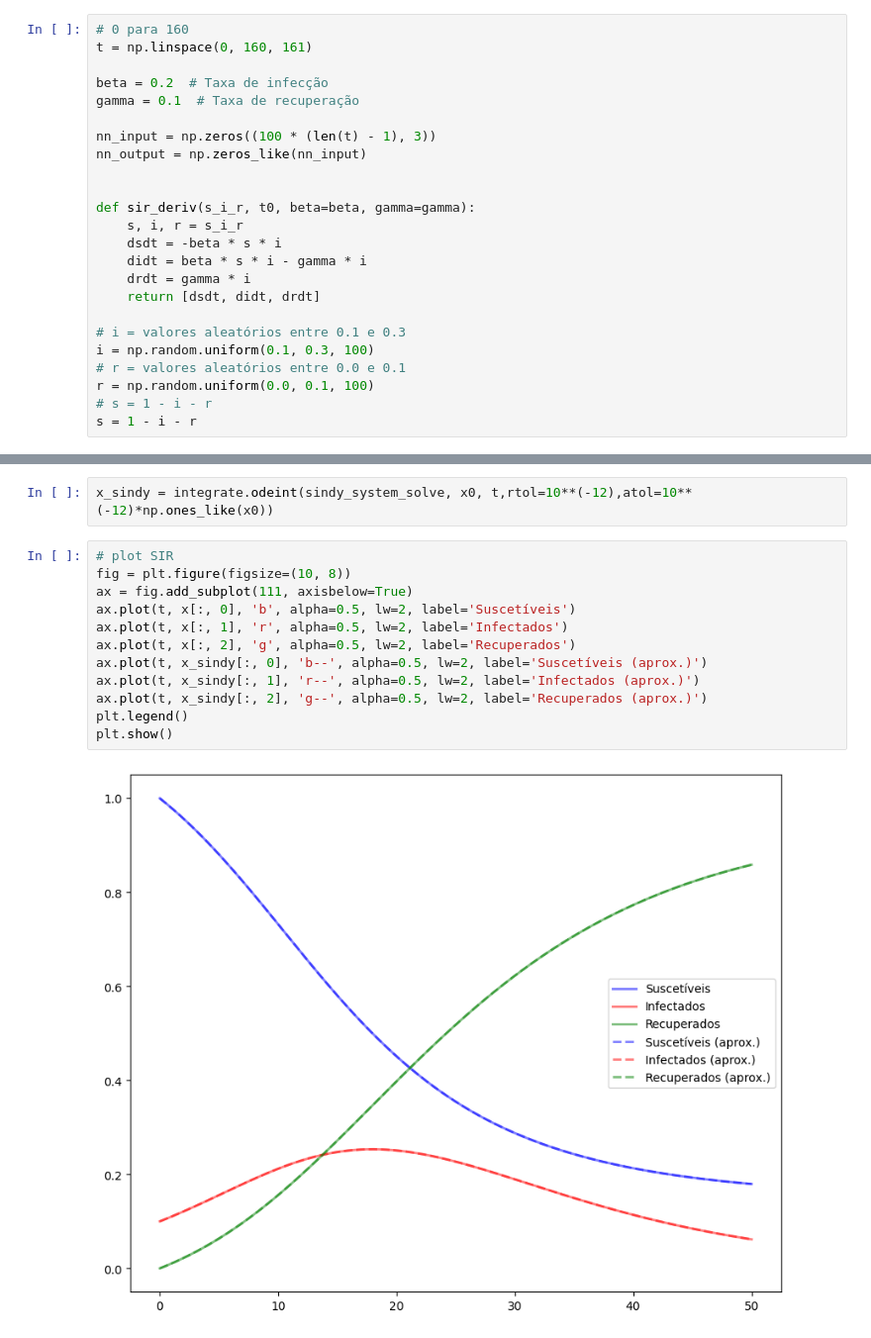
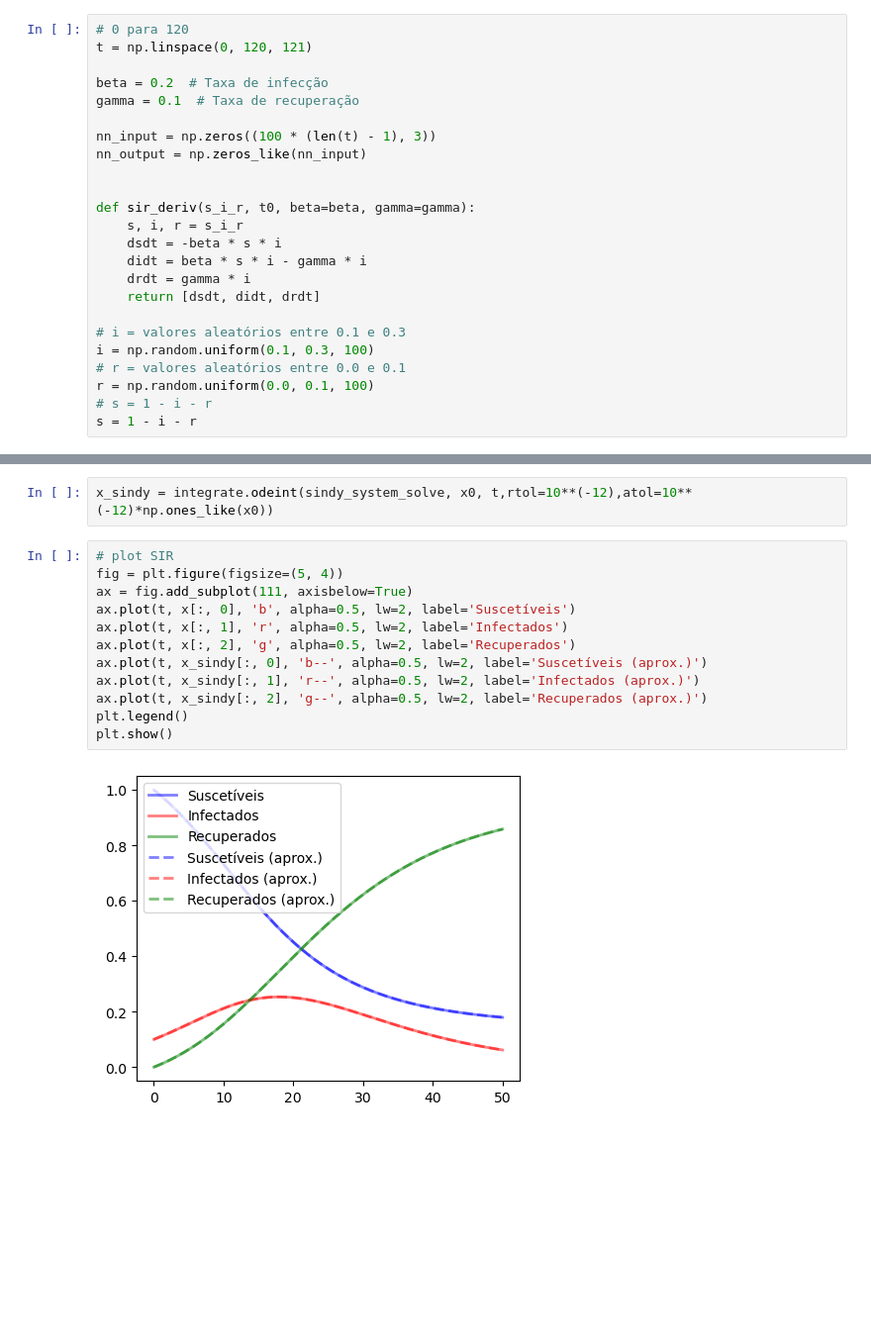
Before and after one commit to Salies/data-driven-des, a Jupyter notebook: sir.ipynb, the cells around one changed output, grey strips where cells are left out. Shown at 99% size. Cells and saved outputs as stored; diff of their text form; blank space fills up the shorter version.

```diff
--- a/sir.ipynb
+++ b/sir.ipynb
@@ -20,8 +21,8 @@ obs.: variável independente ocultada para simplificar a notação
 # %%
 np.random.seed(6661)
 # %%
-# 0 para 160
-t = np.linspace(0, 160, 161)
+# 0 para 120
+t = np.linspace(0, 120, 121)
 
 beta = 0.2  # Taxa de infecção
 gamma = 0.1  # Taxa de recuperação
@@ -298,15 +291,15 @@ def sindy_system_solve(inputs, t0):
 x_sindy = integrate.odeint(sindy_system_solve, x0, t,rtol=10**(-12),atol=10**(-12)*np.ones_like(x0))
 # %%
 # plot SIR
-fig = plt.figure(figsize=(10, 8))
+fig = plt.figure(figsize=(5, 4))
 ax = fig.add_subplot(111, axisbelow=True)
 ax.plot(t, x[:, 0], 'b', alpha=0.5, lw=2, label='Suscetíveis')
 ax.plot(t, x[:, 1], 'r', alpha=0.5, lw=2, label='Infectados')
 ax.plot(t, x[:, 2], 'g', alpha=0.5, lw=2, label='Recuperados')
 ax.plot(t, x_sindy[:, 0], 'b--', alpha=0.5, lw=2, label='Suscetíveis (aprox.)')
 ax.plot(t, x_sindy[:, 1], 'r--', alpha=0.5, lw=2, label='Infectados (aprox.)')
 ax.plot(t, x_sindy[:, 2], 'g--', alpha=0.5, lw=2, label='Recuperados (aprox.)')
 plt.legend()
 plt.show()
 # %% [output]
-[figure, old version]
+[figure, new version]
```
Also changed, not shown: parts of 11 cells of this notebook.
